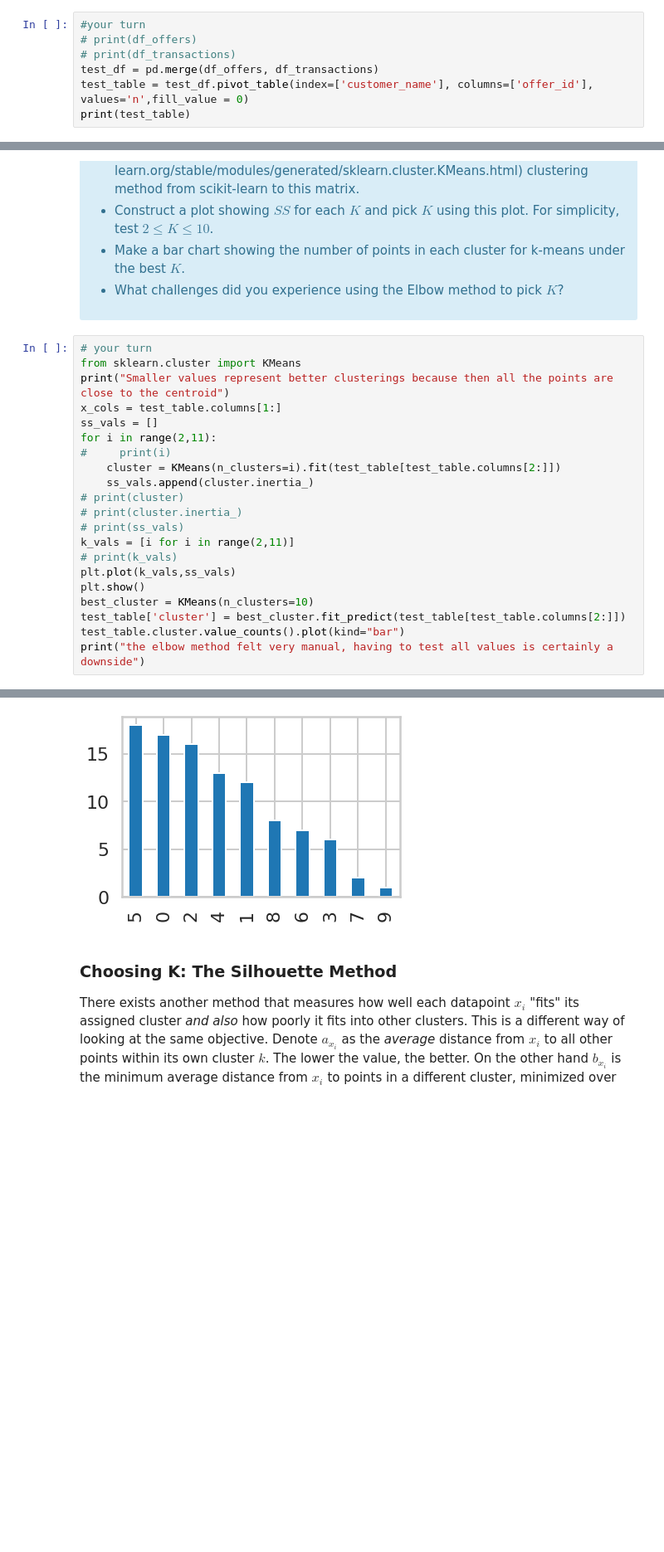
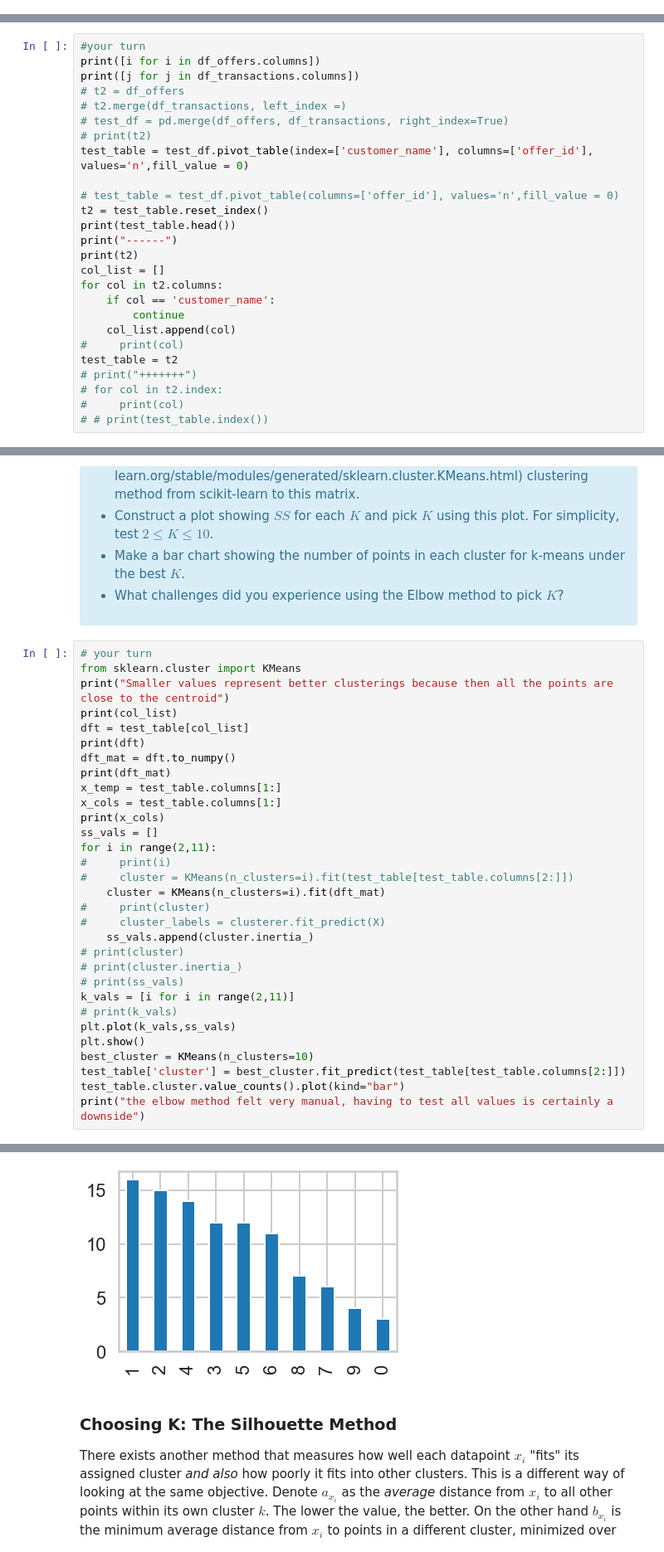
Before and after one commit to baconwill/mec-mini-proj, a Jupyter notebook: mec-16.2.6-clustering-mini-project/Mini_Project_Clustering.ipynb, the cells around one changed output, grey strips where cells are left out. Shown at 83% size. Drawn from its saved outputs; the diff is of its cells as text; blank space fills up the shorter version.

```diff
--- a/mec-16.2.6-clustering-mini-project/Mini_Project_Clustering.ipynb
+++ b/mec-16.2.6-clustering-mini-project/Mini_Project_Clustering.ipynb
@@ -59,10 +59,3 @@ The first thing we need is a way to compare customers. To do this, we're going t
 </ul>
 <p>Make sure you also deal with any weird values such as `NaN`. Read the documentation to develop your solution.</p>
 </div>
-# %%
-#your turn
-# print(df_offers)
-# print(df_transactions)
-test_df = pd.merge(df_offers, df_transactions)
-test_table = test_df.pivot_table(index=['customer_name'], columns=['offer_id'], values='n',fill_value = 0)
-print(test_table)
@@ -86,0 +62,26 @@ Young           0   0   0   0   1   1
+# %%
+#your turn
+print([i for i in df_offers.columns])
+print([j for j in df_transactions.columns])
+# t2 = df_offers
+# t2.merge(df_transactions, left_index =)
+# test_df = pd.merge(df_offers, df_transactions, right_index=True)
+# print(t2)
+test_table = test_df.pivot_table(index=['customer_name'], columns=['offer_id'], values='n',fill_value = 0)
+
+# test_table = test_df.pivot_table(columns=['offer_id'], values='n',fill_value = 0)
+t2 = test_table.reset_index()
+print(test_table.head())
+print("------")
+print(t2)
+col_list = []
+for col in t2.columns:
+    if col == 'customer_name':
+        continue
+    col_list.append(col)
+#     print(col)
+test_table = t2
+# print("+++++++")
+# for col in t2.index:
+#     print(col)
+# # print(test_table.index())
@@ -114,11 +133,21 @@ where $x_i$ is a point, $C_k$ represents cluster $k$ and $\mu_k$ is the centroid
 # your turn
 from sklearn.cluster import KMeans
 print("Smaller values represent better clusterings because then all the points are close to the centroid")
+print(col_list)
+dft = test_table[col_list]
+print(dft)
+dft_mat = dft.to_numpy()
+print(dft_mat)
+x_temp = test_table.columns[1:]
 x_cols = test_table.columns[1:]
+print(x_cols)
 ss_vals = []
 for i in range(2,11):
 #     print(i)
-    cluster = KMeans(n_clusters=i).fit(test_table[test_table.columns[2:]])
+#     cluster = KMeans(n_clusters=i).fit(test_table[test_table.columns[2:]])
+    cluster = KMeans(n_clusters=i).fit(dft_mat)
+#     print(cluster)
+#     cluster_labels = clusterer.fit_predict(X)
     ss_vals.append(cluster.inertia_)
 # print(cluster)
 # print(cluster.inertia_)
@@ -137,5 +182,5 @@ Smaller values represent better clusterings because then all the points are clos
 the elbow method felt very manual, having to test all values is certainly a downside
-[figure, old version]
+[figure, new version]
 # %% [markdown]
 ### Choosing K: The Silhouette Method
 
```
Also changed, not shown: parts of 17 cells of this notebook.
